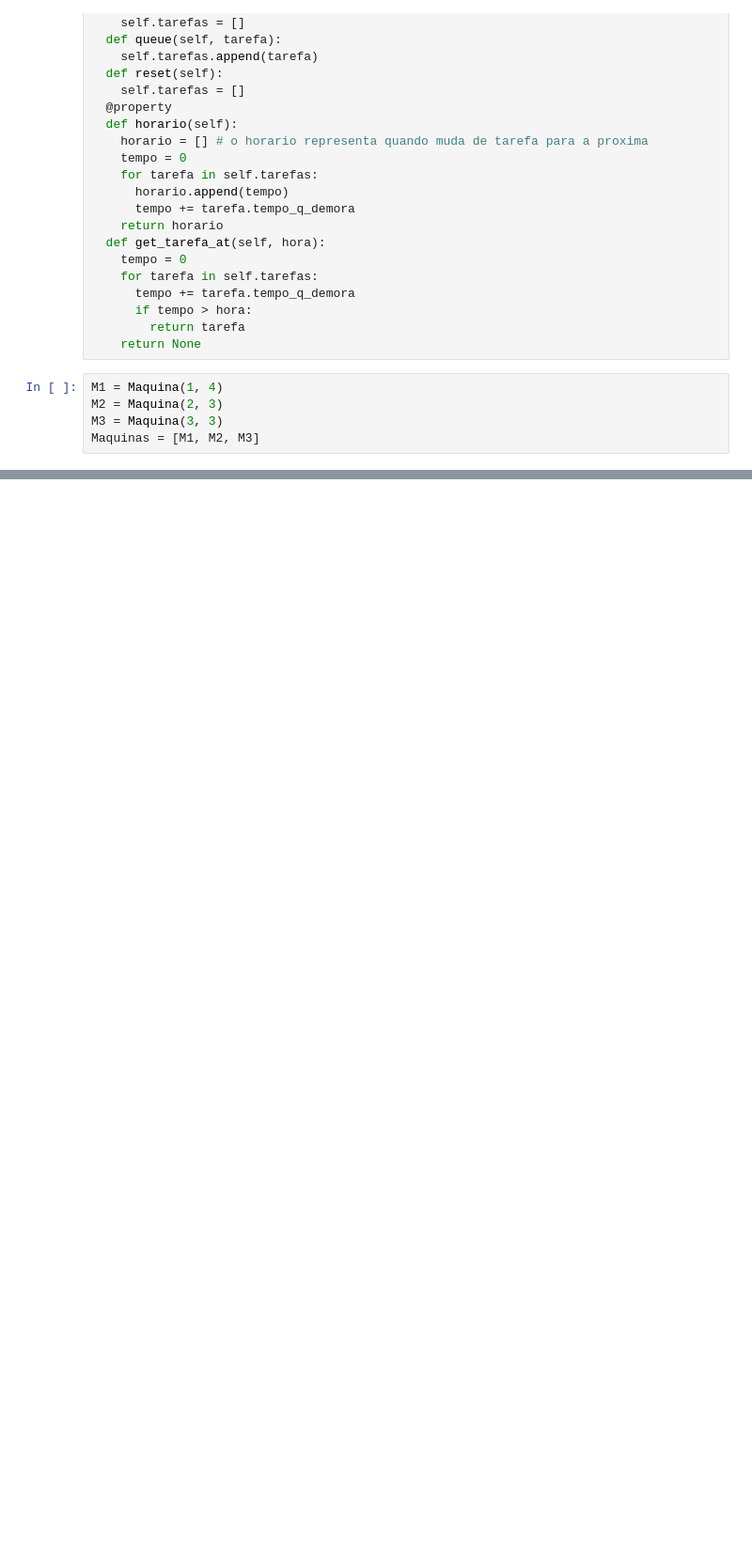
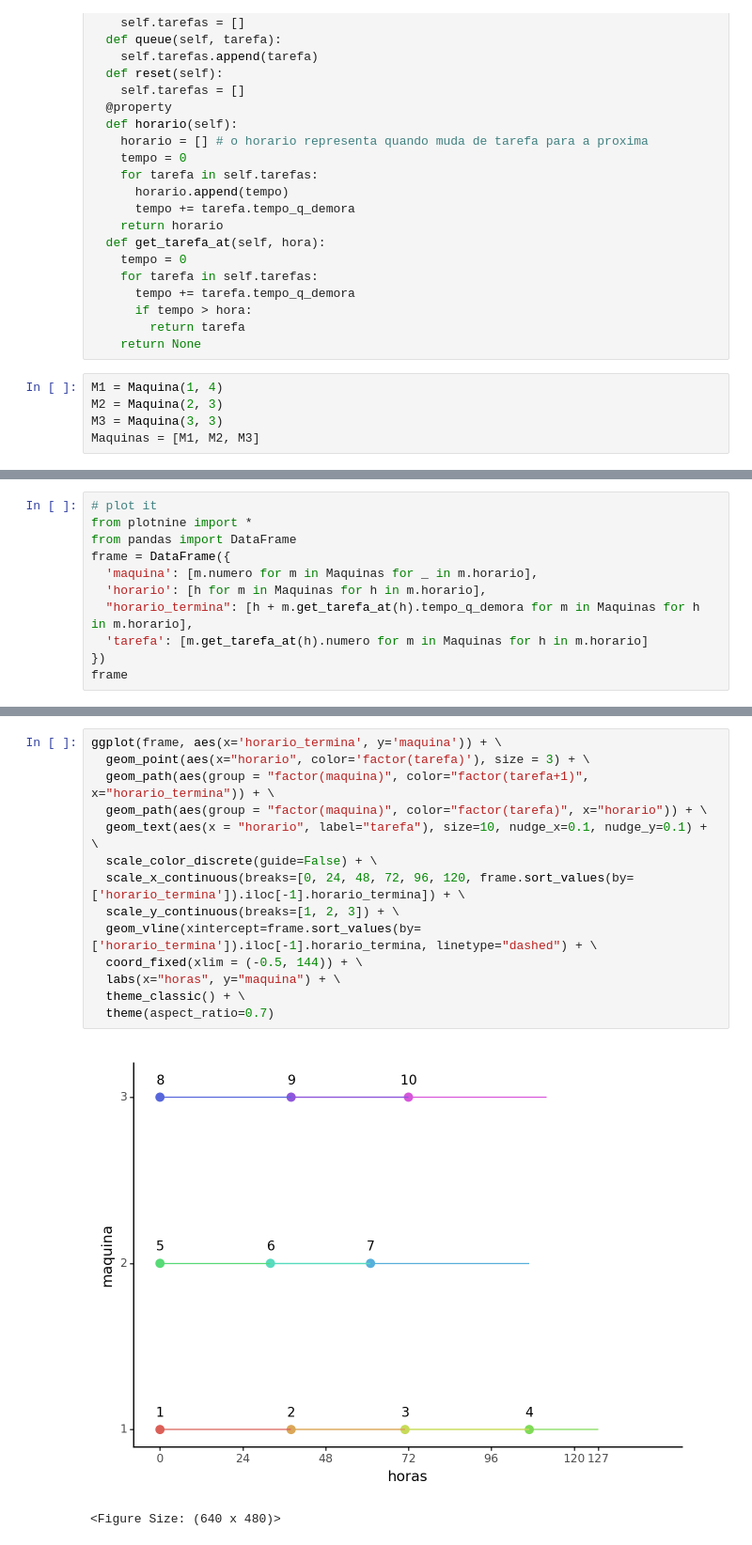
Before and after one commit to kardecallan566/Trab_grup_OH, a Jupyter notebook: notebooks/rascunho.ipynb, the cells around one changed output, grey strips where cells are left out. Shown: that part at 94% size. Saved outputs shown, nothing was run; the diff lists cells and outputs as text; blank space fills up the shorter version.

```diff
--- a/notebooks/rascunho.ipynb
+++ b/notebooks/rascunho.ipynb
@@ -60,0 +62,11 @@ def getTarefa(i):
+# %%
+# plot it
+from plotnine import *
+from pandas import DataFrame
+frame = DataFrame({
+  'maquina': [m.numero for m in Maquinas for _ in m.horario],
+  'horario': [h for m in Maquinas for h in m.horario],
+  "horario_termina": [h + m.get_tarefa_at(h).tempo_q_demora for m in Maquinas for h in m.horario],
+  'tarefa': [m.get_tarefa_at(h).numero for m in Maquinas for h in m.horario]
+})
+frame
@@ -60,0 +85,17 @@ def getTarefa(i):
+# %%
+ggplot(frame, aes(x='horario_termina', y='maquina')) + \
+  geom_point(aes(x="horario", color='factor(tarefa)'), size = 3) + \
+  geom_path(aes(group = "factor(maquina)", color="factor(tarefa+1)", x="horario_termina")) + \
+  geom_path(aes(group = "factor(maquina)", color="factor(tarefa)", x="horario")) + \
+  geom_text(aes(x = "horario", label="tarefa"), size=10, nudge_x=0.1, nudge_y=0.1) + \
+  scale_color_discrete(guide=False) + \
+  scale_x_continuous(breaks=[0, 24, 48, 72, 96, 120, frame.sort_values(by=['horario_termina']).iloc[-1].horario_termina]) + \
+  scale_y_continuous(breaks=[1, 2, 3]) + \
+  geom_vline(xintercept=frame.sort_values(by=['horario_termina']).iloc[-1].horario_termina, linetype="dashed") + \
+  coord_fixed(xlim = (-0.5, 144)) + \
+  labs(x="horas", y="maquina") + \
+  theme_classic() + \
+  theme(aspect_ratio=0.7)
+# %% [output]
+[figure, added]
+<Figure Size: (640 x 480)>
```
Also changed, not shown: parts of 3 cells of this notebook, 2 other files.
